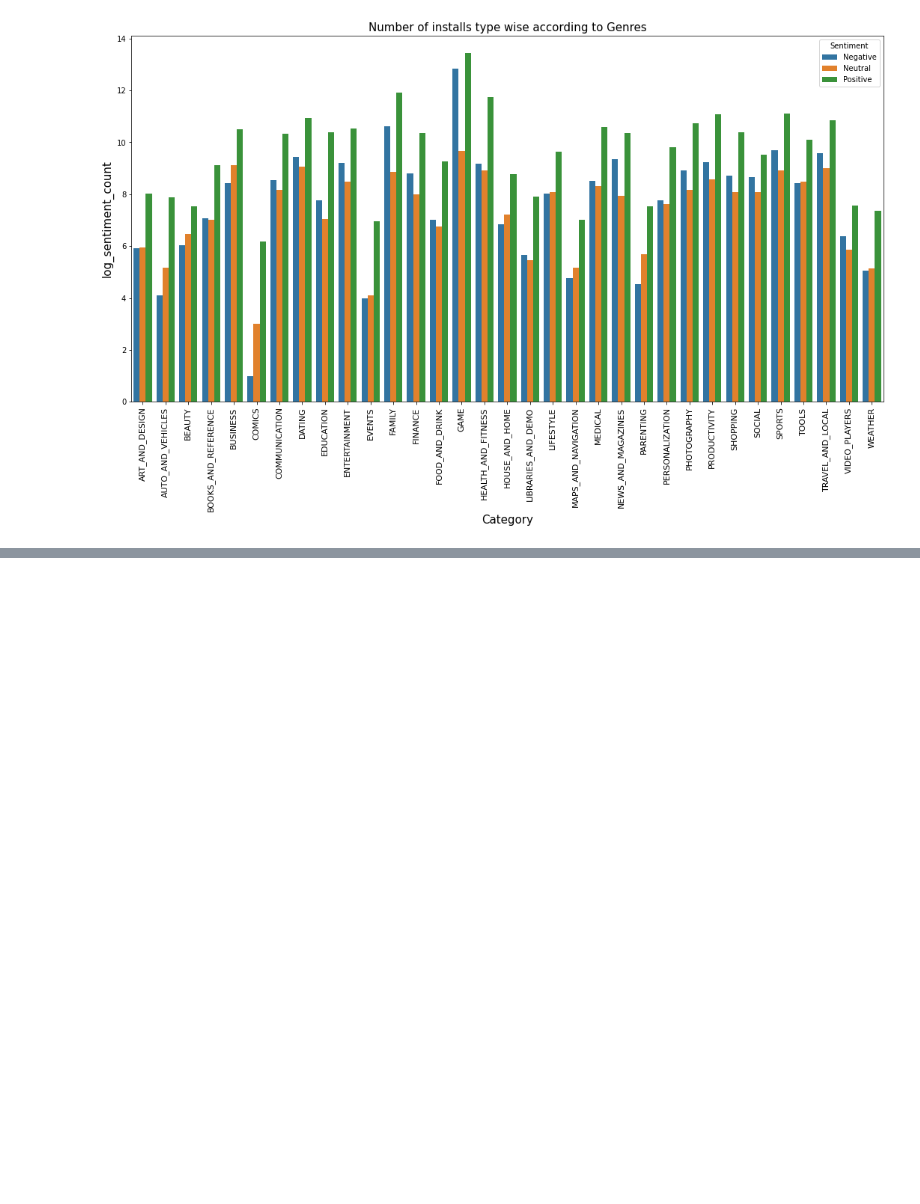
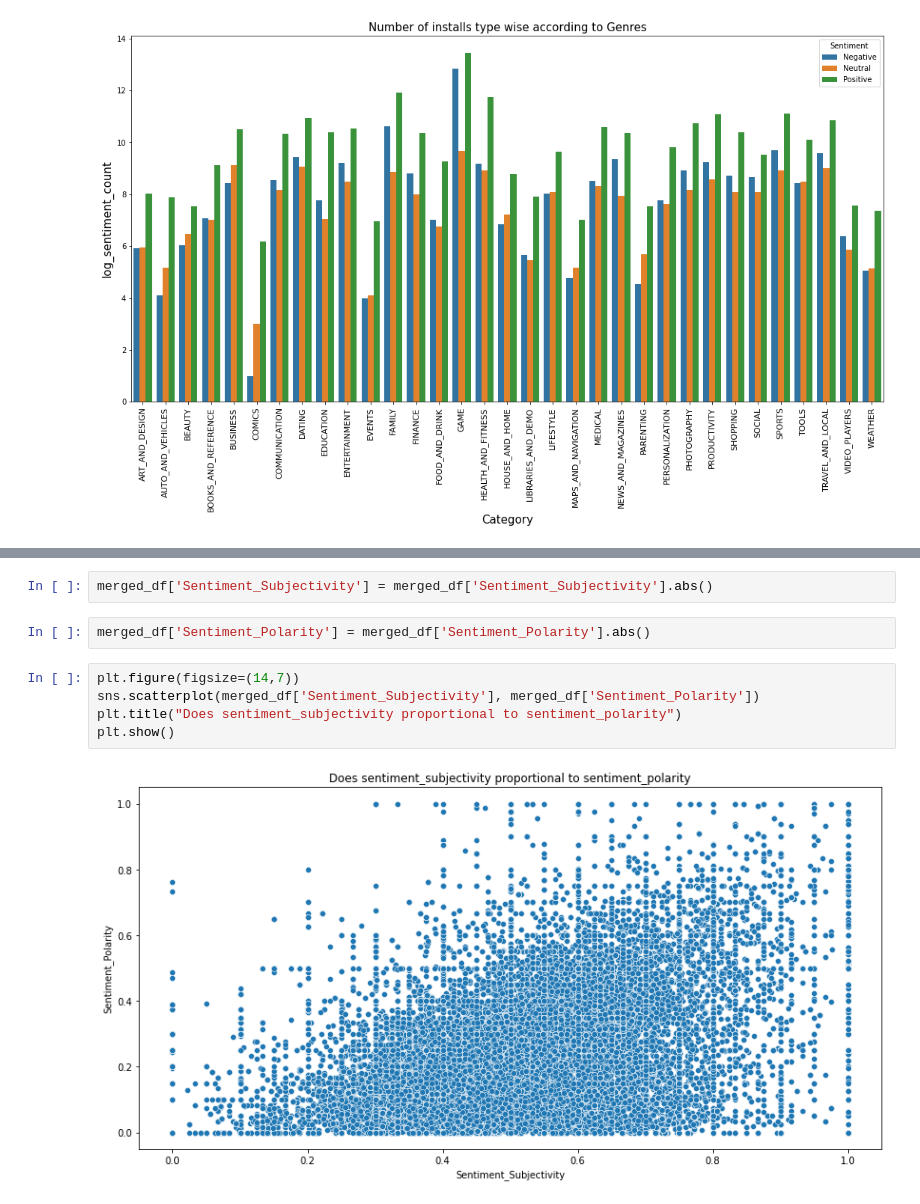
Before and after one commit to AbhiMohurle/Play_Store_App_Review_Analysis, a Jupyter notebook: Play_Store_App_Review_Analysis_Capstone_Project.ipynb, the cells around one changed output, grey strips where cells are left out. Cells and saved outputs as stored; diff of their text form; blank space fills up the shorter version.

```diff
--- a/Play_Store_App_Review_Analysis_Capstone_Project.ipynb
+++ b/Play_Store_App_Review_Analysis_Capstone_Project.ipynb
@@ -272,0 +283,11 @@ sns.barplot('Category', 'log_sentiment_count', hue='Sentiment', data=category_se
+# %%
+merged_df['Sentiment_Subjectivity'] = merged_df['Sentiment_Subjectivity'].abs()
+# %%
+merged_df['Sentiment_Polarity'] = merged_df['Sentiment_Polarity'].abs()
+# %%
+plt.figure(figsize=(14,7))
+sns.scatterplot(merged_df['Sentiment_Subjectivity'], merged_df['Sentiment_Polarity'])
+plt.title("Does sentiment_subjectivity proportional to sentiment_polarity")
+plt.show()
+# %% [output]
+[figure, added]
```
Also changed, not shown: parts of 6 cells of this notebook.
